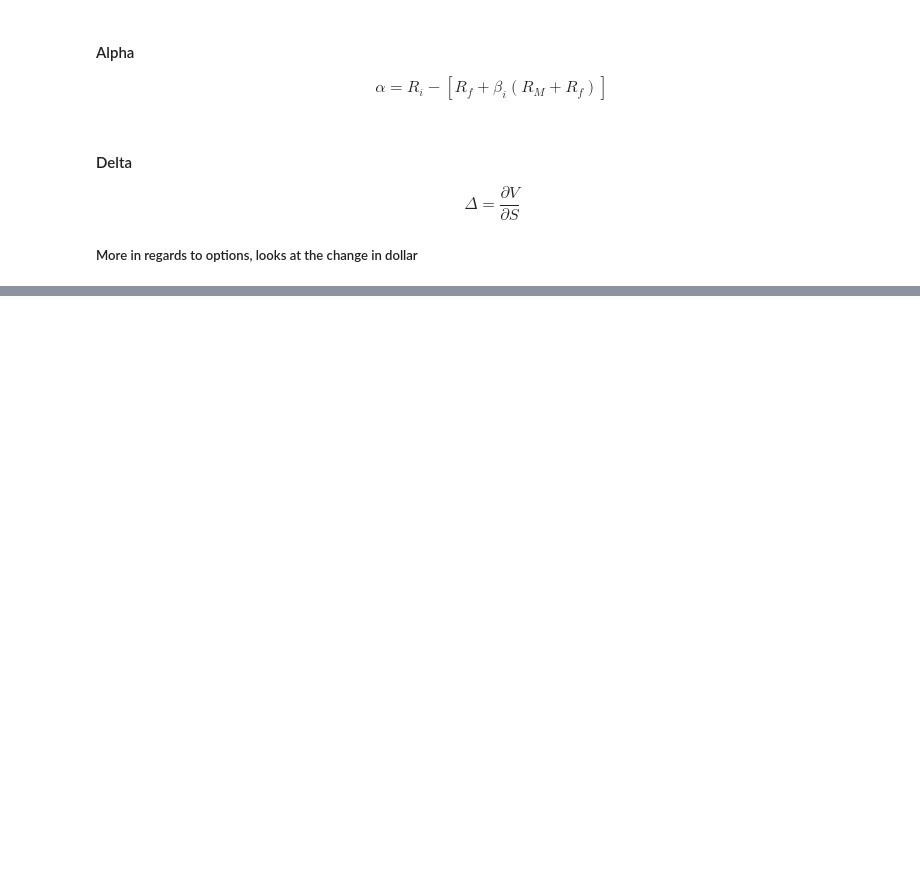
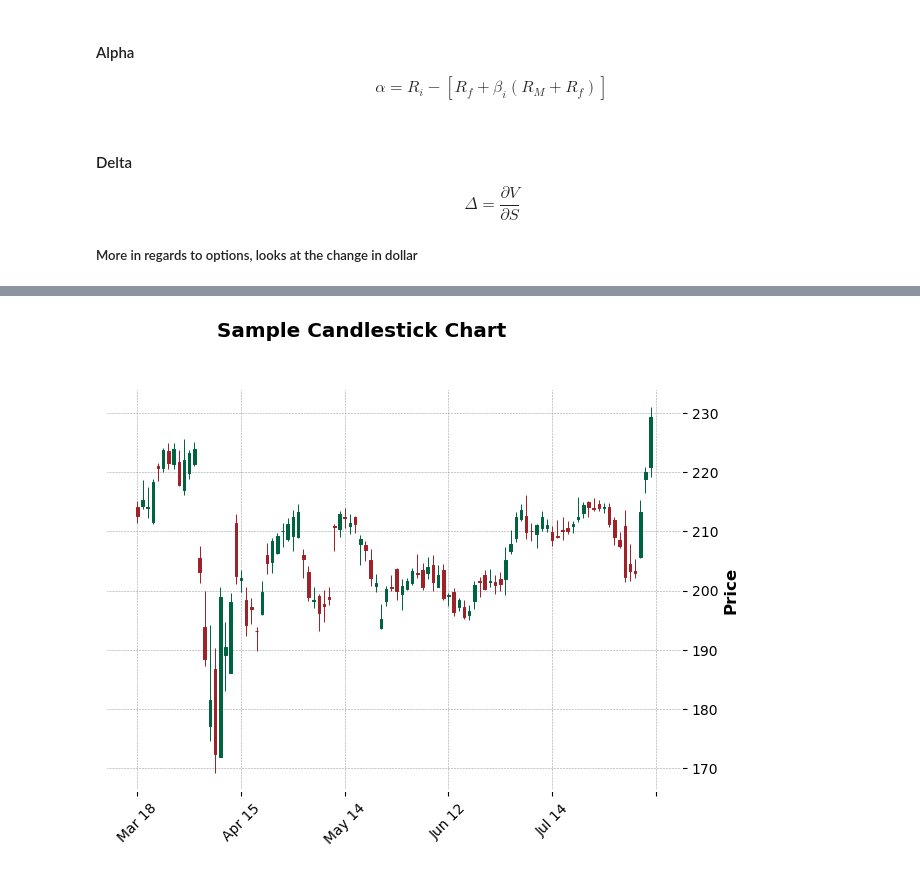
Before and after one commit to jasonrdz/economic-outlook, a Jupyter notebook: options/options_data.ipynb, the cells around one changed output, grey strips where cells are left out. Saved outputs shown, nothing was run; the diff lists cells and outputs as text; code cells hidden in the pictures; blank space fills up the shorter version.

```diff
--- a/options/options_data.ipynb
+++ b/options/options_data.ipynb
@@ -93,6 +153,7 @@ def closing_data(tickers):
         dataframe = pd.DataFrame()
         # more columns
         dataframe = obb.equity.price.historical(stock,provider = 'yfinance', start_date = five_years)
+        dataframe.index = pd.to_datetime(dataframe.index)
         dataframe['market_returns'] = (dataframe.loc[:,'close'] / dataframe.loc[:,'close'].shift()) - 1
         dataframe['compound_returns'] = np.log((dataframe.loc[:, 'close'] / dataframe.loc[:,'close'].shift()))
         dataframe['CAGR_Percent'] = (dataframe.iloc[-1]['close'] / dataframe.iloc[0]['close']) ** (1/5) - 1
@@ -105,14 +166,23 @@ def closing_data(tickers):
     for ticker in tickers:
         # more columns
         dataframe = obb.equity.price.historical(ticker,provider = 'yfinance', start_date = five_years)
+        dataframe.index = pd.to_datetime(dataframe.index)
         outsource = obb.equity.ownership.share_statistics(symbol=ticker, provider='yfinance', start_date = five_years)
         fundamental = obb.equity.fundamental.income(symbol= ticker, provider='yfinance', start_date = five_years)
+        dataframe['underlying_symbol'] = ticker
+        # dataframe['market_cap'] = dataframe['close'] * outsource['outstanding_shares']
+        # dataframe['simple_returns_initial'] = (dataframe.loc[:,'close'] / dataframe.loc[:,'close'].shift()) - 1
+        dataframe['simple_returns'] = dataframe['close'].pct_change() * 100
+        dataframe['compound_returns'] = np.log((dataframe.loc[:, 'close'] / dataframe.loc[:,'close'].shift()))  * 100
+        dataframe['excess_returns'] = dataframe['simple_returns'].mean() - interest_rated_yield_goverment_bonds
+        rolling_mean_sr = dataframe['simple_returns'].rolling(window).mean()
+        squared_diff = (dataframe['simple_returns'] - rolling_mean_sr) ** 2
+        rolling_variance = squared_diff.rolling(window).sum() / (window - 1)
+        dataframe['rolling_volatility'] = np.sqrt(rolling_variance)
+        dataframe['annualized_volatility'] = ((dataframe.loc[:,'close'] / dataframe.loc[:,'close'].shift())-1).std() * np.sqrt(252)
+        dataframe['sharpe_ratio'] = (dataframe['simple_returns'].mean() - interest_rated_yield_goverment_bonds) / dataframe['annualized_volatility'] * 100
+        dataframe['cagr_percent'] = ((dataframe.iloc[-1]['close'] / dataframe.iloc[0]['close']) ** (1/5) - 1) * 100
 
-        # dataframe['market_cap'] = dataframe['close'] * outsource['outstanding_shares']
-        dataframe['simple_returns'] = (dataframe.loc[:,'close'] / dataframe.loc[:,'close'].shift()) - 1
-        dataframe['compound_returns'] = np.log((dataframe.loc[:, 'close'] / dataframe.loc[:,'close'].shift()))
-        dataframe['CAGR_Percent'] = (dataframe.iloc[-1]['close'] / dataframe.iloc[0]['close']) ** (1/5) - 1
-        dataframe['annualized_volatility'] = ((dataframe.loc[:,'close'] / dataframe.loc[:,'close'].shift())-1).std() * np.sqrt(252)
         def calc_beta(dataframe):
             return dataframe['simple_returns'].cov(spy['market_returns']) / spy['market_returns'].var()
         def joining_two_rates(dataframe, market = spy):
@@ -120,18 +190,23 @@ def closing_data(tickers):
             return total
         total_data = joining_two_rates(dataframe, market = spy)[['simple_returns', 'market_returns']]
 
-        returns = total_data['simple_returns'].rolling(window).cov(total_data['market_returns']).dropna()
-        dataframe['beta'] =  returns / total_data['market_returns'].rolling(window).var()
+        rolling_cov = total_data['simple_returns'].rolling(window).cov(total_data['market_returns'])
+        rolling_var = total_data['market_returns'].rolling(window).var()
+
+        dataframe['beta'] = rolling_cov / rolling_var
+
         dataframe['alpha'] = dataframe['simple_returns'] - (avg_interest_treasury_rate + dataframe['beta'] * (total_data['market_returns'] - avg_interest_treasury_rate))
+
 
         stocks_collections[ticker] = dataframe.dropna()
 
 
     return stocks_collections
 
-data = closing_data(tickers)
-apple = data['AAPL']
 
-stocks = data.keys()
+initial_data = closing_data(tickers)
+# data = closing_data(tickers)
+# apple = data['AAPL']
+# # tesla = data['TSLA']
 
-apple
+# stocks = data.keys()
@@ -152,0 +228,7 @@ apple
+# %%
+candles = apple[['open', 'high', 'low', 'close', 'volume']].tail(100)
+
+candles
+mpf.plot(candles, type='candle', style='charles', title='Sample Candlestick Chart', ylabel='Price')
+# %% [output]
+[figure, added]
```
Also changed, not shown: parts of 9 cells of this notebook.
